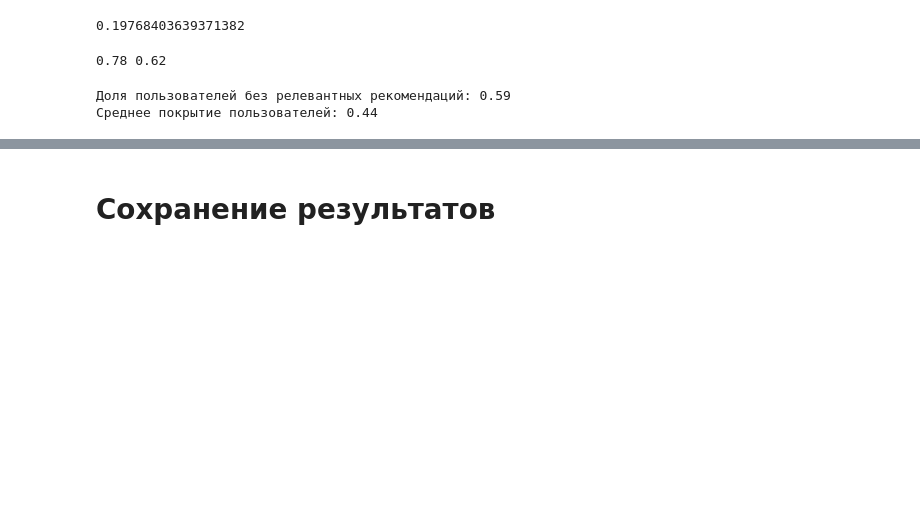
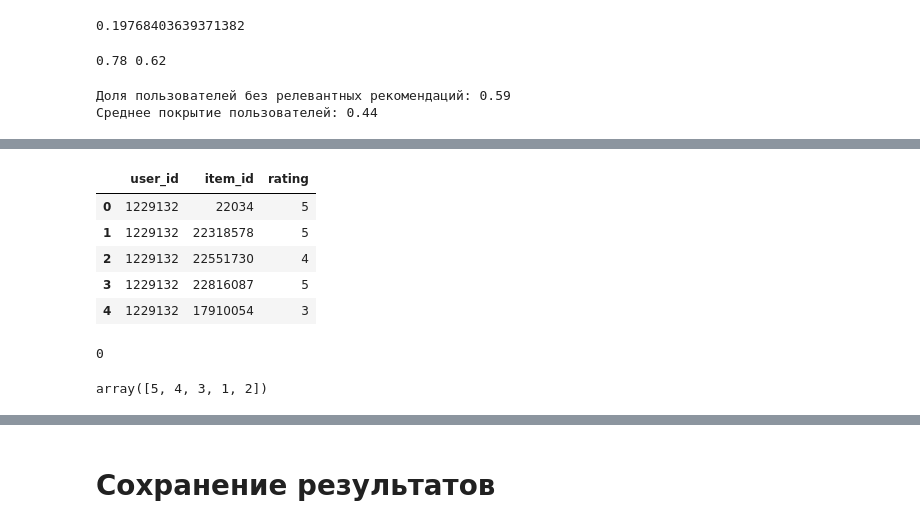
Before and after one commit to Jonzzi/mle-recsys-start, a Jupyter notebook: preprocessing.ipynb, the cells around one changed output, grey strips where cells are left out. Saved outputs shown, nothing was run; the diff lists cells and outputs as text; code cells hidden in the pictures; blank space fills up the shorter version.

```diff
--- a/preprocessing.ipynb
+++ b/preprocessing.ipynb
@@ -569,0 +585,17 @@ print(f"Среднее покрытие пользователей: {cold_users_
+# %%
+events[['user_id', 'item_id', 'rating']].head()
+# %% [output]
+|  | user_id | item_id | rating |
+| 0 | 1229132 | 22034 | 5 |
+| 1 | 1229132 | 22318578 | 5 |
+| 2 | 1229132 | 22551730 | 4 |
+| 3 | 1229132 | 22816087 | 5 |
+| 4 | 1229132 | 17910054 | 3 |
+# %%
+events.query('rating==0')['rating'].count()
+# %% [output]
+0
+# %%
+events['rating'].unique()
+# %% [output]
+array([5, 4, 3, 1, 2])
```
Also changed, not shown: parts of 29 cells of this notebook.
